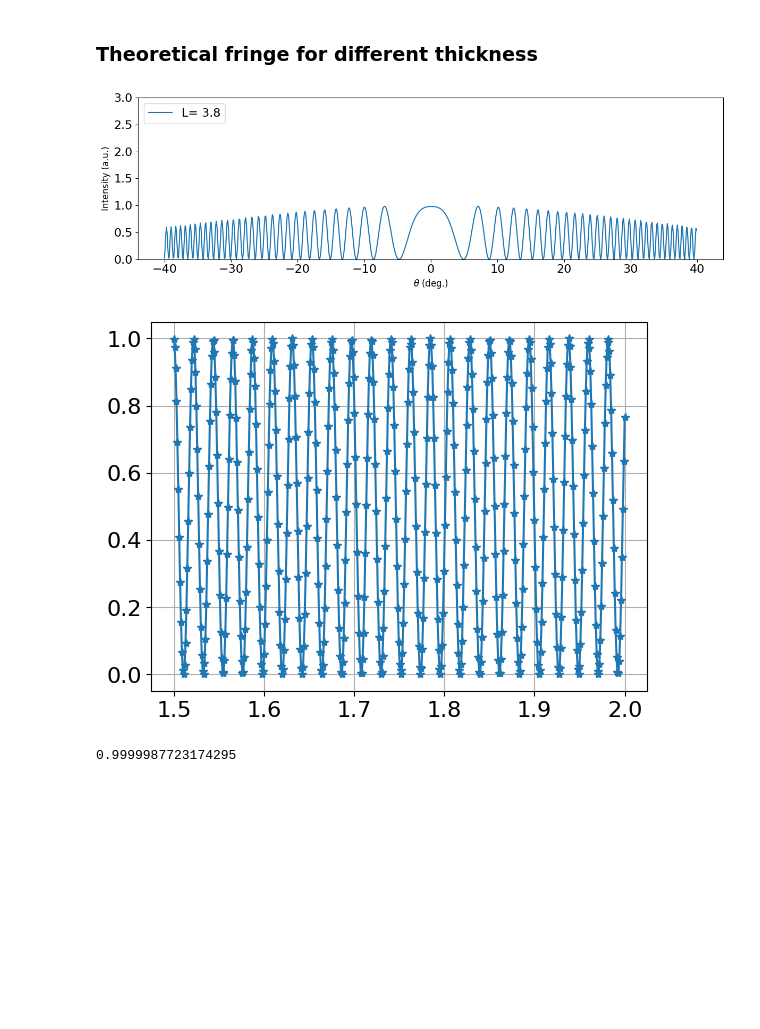
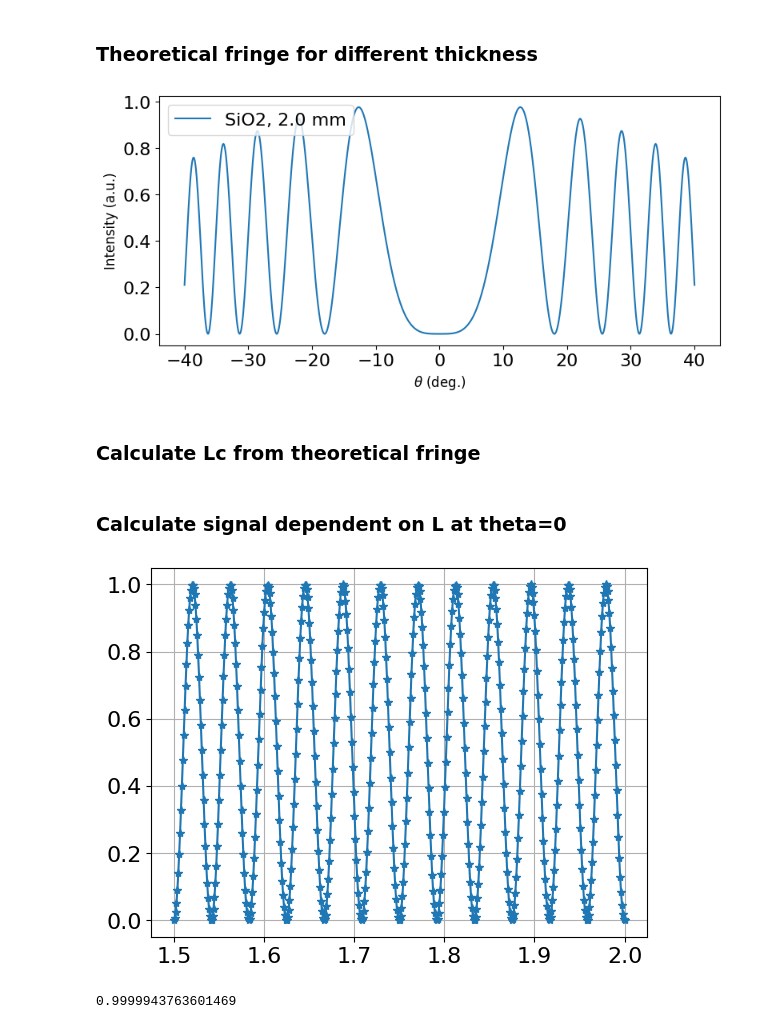
Before and after one commit to ui-kurodai/202510_NLO_measurement, a Jupyter notebook: test_codes/test_fitting.ipynb, the cells around one changed output. Drawn from its saved outputs; the diff is of its cells as text; code cells hidden in the pictures; blank space fills up the shorter version.

Commit message:
saving data, including new fitting strategies

```diff
--- a/test_codes/test_fitting.ipynb
+++ b/test_codes/test_fitting.ipynb
@@ -189,8 +183,8 @@ measured thickness:1.389
 plt.rcParams['font.size'] = 10
 fig, ax = plt.subplots(figsize=(12, 4))
 
-L_fitted_fringe = strategy._maker_fringes(override={"L":L_override, "theta_deg": x - center})
-L_fitted_envelope = strategy._maker_fringes(envelope=True, override={"L":L_override, "theta_deg": x - center})
+L_fitted_fringe = strategy._maker_fringes(override={"L":L_override})
+L_fitted_envelope = strategy._maker_fringes(envelope=True, override={"L":L_override})
 
 ax.plot(x, intensity_corrected, label='intensity_corrected data', linestyle='--')
 ax.plot(x, L_fitted_fringe, label='t,center-adjusted maker fringe')
@@ -314,12 +352,12 @@ fitted_envelope = k * strategy._maker_fringes(envelope=True, override={"L":L, "t
 plt.rcParams['font.size'] = 10
 fig, ax = plt.subplots(figsize=(12, 5))
 
-ax.plot(position_centered, intensity_corrected - offset, label='Maker fringe', linestyle='--')
-ax.plot(position_centered, fitted_fringe, label='Maker fringe')
+ax.plot(position_centered, intensity_corrected - offset, label='Data', linestyle='--')
+ax.plot(position_centered, fitted_fringe, label='Fitting')
 ax.plot(position_centered, fitted_envelope, label='Envelope')
 
 ax.set_xlabel(r'$\theta$ (deg.)', fontsize=18)
-ax.set_ylabel('Intensity (a.u.)', fontsize=18)
+ax.set_ylabel('Intensity (V)', fontsize=18)
 
 ax.tick_params(axis="both", labelsize=18)
 
@@ -334,0 +389,18 @@ plt.show()
+# %%
+import pandas as pd
+theoretical_data = pd.DataFrame()
+# theoretical_data["position_centered"] = position_centered
+# theoretical_data["intensity_corrected"] = fitted_fringe
+# theoretical_data["position"] = np.linspace(-40, 40, 800)
+
+data_points = 4000 + 1
+
+theoretical_data["position_centered"] = np.linspace(-40, 40, data_points)
+theoretical_data["intensity_corrected"] = \
+    k * strategy._maker_fringes(override={"L":L, "theta_deg": theoretical_data["position_centered"]})
+theoretical_data["position"] = np.linspace(-40, 40, data_points)
+
+# print(np.size(theoretical_data["intensity_corrected"]))
+# test_pos = theoretical_data.get("position_centered", theoretical_data["position"])
+# print(test_pos[:5])
+# lc_th_results, fit_th_Lc = strategy._calc_Lc_large_angle(meta, theoretical_data, [0,180], L_fit["L_mm"])
@@ -621,45 +776,48 @@ dx ~ 0.1 deg, suggested window length ~ 45 samples
 # %%
 meta = analysis.meta
 data = analysis.data
 
-x = analysis.data["position"]
-intensity_corrected = analysis.data["intensity_corrected"]
-
 import matplotlib.pyplot as plt
 import numpy as np
 
+mock_x = np.linspace(-40, 40, 800)
+
 plt.rcParams['font.size'] = 10
-fig, ax = plt.subplots(figsize=(12, 4))
+fig, ax = plt.subplots(figsize=(8, 4))
 
-for i in [3.8]:
-    fringe_on_L = strategy._maker_fringes(override={"L":i})
+for i in [2.0]:
+    fringe_on_L = strategy._maker_fringes(override={"L":i, "theta_deg":mock_x})
     # envelope = strategy._maker_fringes(override={"L":i}, envelope=True)
-    ax.plot(x, fringe_on_L, label=f'L= {i}')
+    ax.plot(mock_x, fringe_on_L, label=f'{meta["material"]}, {i} mm')
     # ax.plot(x, envelope, label=f'envelope at L={i}')
 
 ax.set_xlabel(r'$\theta$ (deg.)', fontsize=12)
 ax.set_ylabel('Intensity (a.u.)', fontsize=12)
 
 # ax.set_xlim(-20, 20)
-ax.set_ylim(0, 3)
+# ax.set_ylim(0, 3)
 
 fig.tight_layout()
 ax.legend(loc='upper left')
 plt.show()
 # %% [output]
-[figure, old version]
+[figure, new version]
+# %% [markdown]
+### Calculate Lc from theoretical fringe
+# %% [markdown]
+### Calculate signal dependent on L at theta=0
 # %%
-x = np.linspace(1.5, 2.0, 500)
+pos = np.linspace(1.5, 2.0, 500)
 y = []
-for i in x:
+for i in pos:
     fringe = strategy._maker_fringes(override={"L":i, "theta_deg":0})
     y.append(fringe)
 
-plt.plot(x, y, "-*")
+plt.plot(pos, y, "-*")
 plt.grid(True)
 plt.show()
 
 print(np.max(y))
 # %% [output]
-[figure, old version]
+[figure, new version]
-0.9999987723174295
+0.9999943763601469
```
Also changed, not shown: parts of 27 cells of this notebook, 12 other files.
